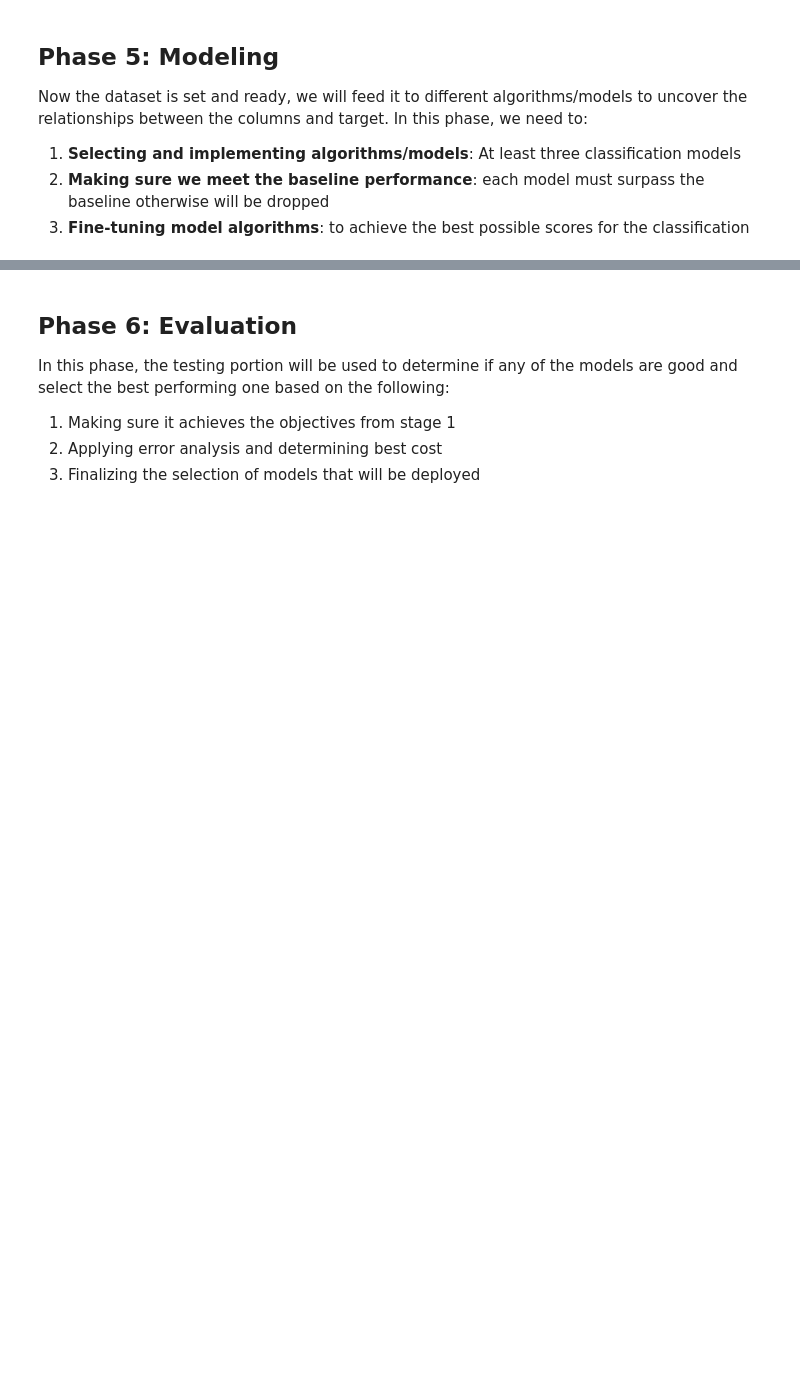
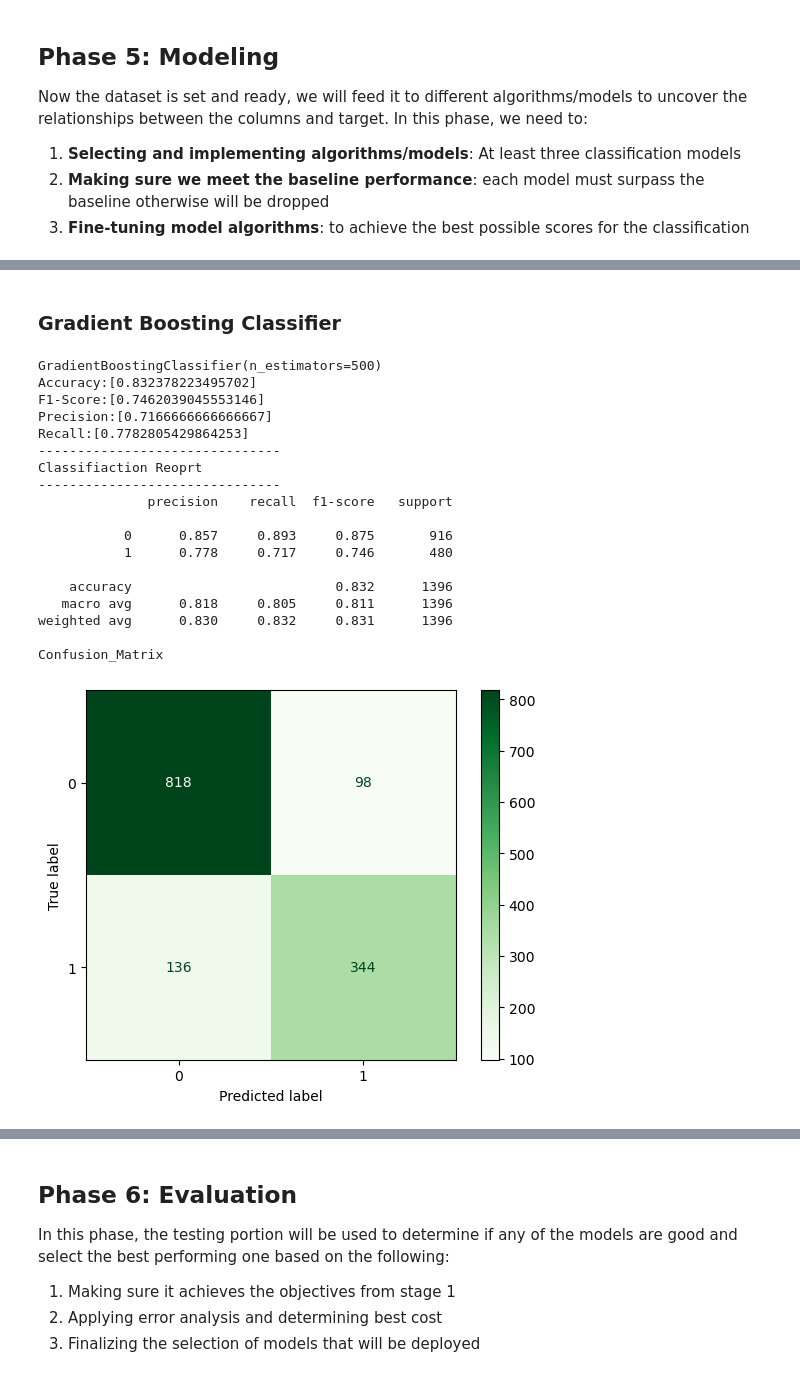
Before and after one commit to mamounalghaslan/mx-projects, a Jupyter notebook: math/employee-retention.ipynb, the cells around one changed output, grey strips where cells are left out. Drawn from its saved outputs; the diff is of its cells as text; code cells hidden in the pictures; blank space fills up the shorter version.

```diff
--- a/math/employee-retention.ipynb
+++ b/math/employee-retention.ipynb
@@ -211,0 +301,61 @@ Now the dataset is set and ready, we will feed it to different algorithms/models
+# %% [markdown]
+### Gradient Boosting Classifier
+# %%
+from sklearn.ensemble import GradientBoostingClassifier
+
+gbc_param_grid = {
+                      "learning_rate": [0.05, 0.1, 0.02],
+                      "n_estimators": [100,200,300,400,500],
+                      "min_samples_split": [2,3,10],
+                      "min_samples_leaf": [1,3,10]
+                      }
+
+gbc=GradientBoostingClassifier()
+gbc_model= GridSearchCV(gbc, gbc_param_grid, cv=5, scoring="f1_macro", n_jobs=-1 )
+gbc_model.fit(x_train_smote,y_train_smote)
+y_pred= gbc_model.predict(x_test)
+print(gbc_model.best_estimator_)
+
+accuracy_scores=[]
+f1_scores=[]
+precision_scores=[]
+recall_scores=[]
+
+accuracy_scores.append(accuracy_score(y_pred, y_test))
+f1_scores.append(f1_score(y_pred, y_test))
+precision_scores.append(precision_score(y_pred, y_test))
+recall_scores.append(recall_score(y_pred, y_test))
+
+# Print the Results
+print(f"Accuracy:{accuracy_scores}")
+print(f"F1-Score:{f1_scores}")
+print(f"Precision:{precision_scores}")
+print(f"Recall:{recall_scores}")
+
+print("-------------------------------")
+print("Classifiaction Reoprt")
+print("-------------------------------")
+print(classification_report(y_test,y_pred,digits=3))
+print("Confusion_Matrix")
+ConfusionMatrixDisplay.from_predictions(y_test,y_pred,cmap="Greens")
+plt.show()
+# %% [output]
+GradientBoostingClassifier(n_estimators=500)
+Accuracy:[0.832378223495702]
+F1-Score:[0.7462039045553146]
+Precision:[0.7166666666666667]
+Recall:[0.7782805429864253]
+-------------------------------
+Classifiaction Reoprt
+-------------------------------
+              precision    recall  f1-score   support
+
+           0      0.857     0.893     0.875       916
+           1      0.778     0.717     0.746       480
+
+    accuracy                          0.832      1396
+   macro avg      0.818     0.805     0.811      1396
+weighted avg      0.830     0.832     0.831      1396
+
+Confusion_Matrix
+[figure, added]
```
Also changed, not shown: parts of 6 cells of this notebook.
